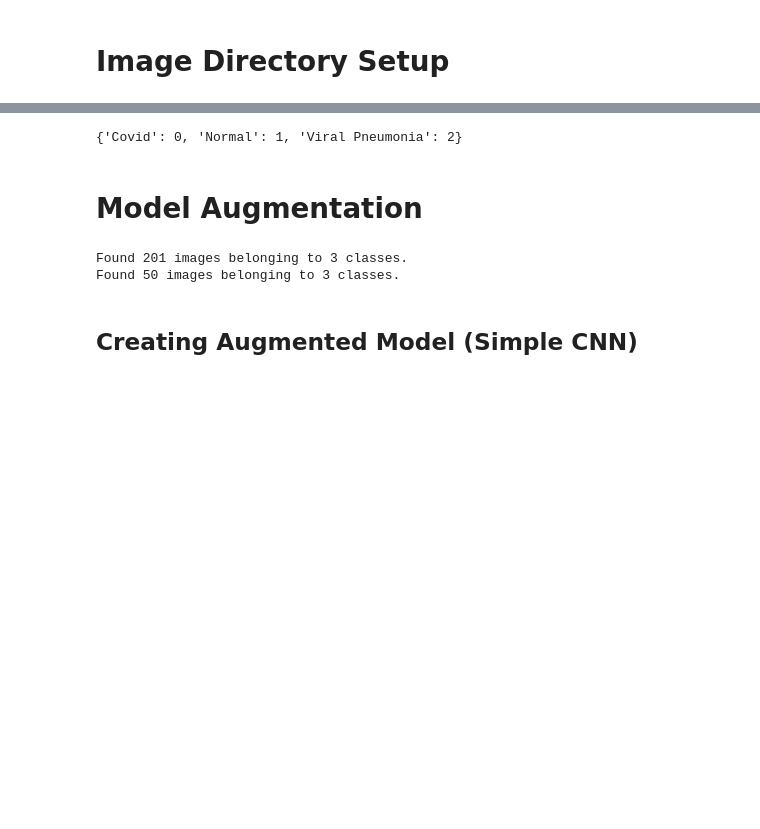
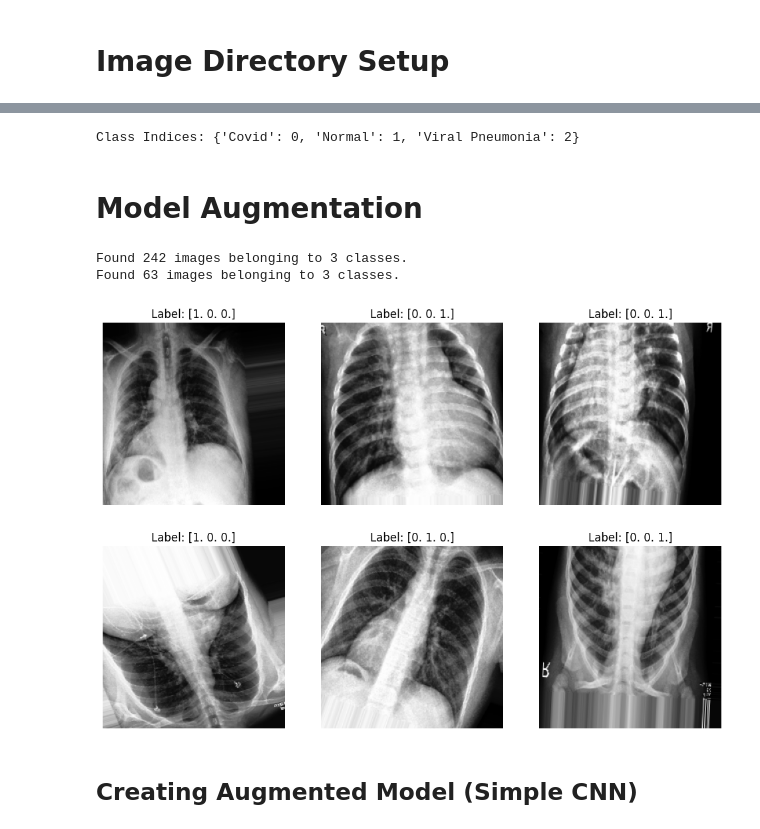
Before and after one commit to efazHossain/DATA-4380, a Jupyter notebook: Projects/ComputerVision/TrainBaseModelAugmentation.ipynb, the cells around one changed output, grey strips where cells are left out. Saved outputs shown, nothing was run; the diff lists cells and outputs as text; code cells hidden in the pictures; blank space fills up the shorter version.

```diff
--- a/Projects/ComputerVision/TrainBaseModelAugmentation.ipynb
+++ b/Projects/ComputerVision/TrainBaseModelAugmentation.ipynb
@@ -74,60 +45,58 @@ Found 63 files belonging to 3 classes.
 # %%
-train_ds.class_indices
+print("Class Indices:", train_generator.class_indices)
 # %% [output]
-{'Covid': 0, 'Normal': 1, 'Viral Pneumonia': 2}
+Class Indices: {'Covid': 0, 'Normal': 1, 'Viral Pneumonia': 2}
 # %% [markdown]
 # Model Augmentation
 # %%
-from keras.preprocessing.image import ImageDataGenerator
-from keras.layers import RandomFlip, RandomRotation, RandomZoom
+from tensorflow.keras.preprocessing.image import ImageDataGenerator
 
-# Define augmentation layers
-augmentation_layers = [
-    RandomFlip("horizontal"),
-    RandomRotation(0.2),
-    RandomZoom(0.2)
-]
-
-# Define ImageDataGenerator with augmentation
-train_datagen = ImageDataGenerator(
-    rescale=1./255,
-    preprocessing_function=augmentation_layers,
-    validation_split=0.2
+# Define augmentation parameters
+train_augmentation = ImageDataGenerator(
+    rescale=1/255,
+    rotation_range=20,
+    width_shift_range=0.2,
+    height_shift_range=0.2,
+    shear_range=0.2,
+    zoom_range=0.2,
+    horizontal_flip=True,
+    vertical_flip=True,
+    fill_mode='nearest'
 )
 
-# Load training data with validation split and augmentation
-train_generator = train_datagen.flow_from_directory(
-    '/mnt/c/users/efazh/DataProblems/Datasets/ComputerVision/Covid19-dataset/train',
+test_augmentation = ImageDataGenerator(rescale=1/255)  # No augmentation for test data
+
+# Load data from directories with augmentation
+train_generator = train_augmentation.flow_from_directory(
+    train_dir,
     target_size=image_size,
     batch_size=batch_size,
-    class_mode='categorical',
-    subset='training'
+    class_mode='categorical'
 )
 
-# Load validation data
-val_generator = train_datagen.flow_from_directory(
-    '/mnt/c/users/efazh/DataProblems/Datasets/ComputerVision/Covid19-dataset/train',
+test_generator = test_augmentation.flow_from_directory(
+    test_dir,
     target_size=image_size,
     batch_size=batch_size,
-    class_mode='categorical',
-    subset='validation'
+    class_mode='categorical'
 )
 # %% [output]
-Found 201 images belonging to 3 classes.
-Found 50 images belonging to 3 classes.
+Found 242 images belonging to 3 classes.
+Found 63 images belonging to 3 classes.
 # %%
-# Fetch two images from the augmented generator
-images, labels = next(train_generator)
+# Retrieve a batch of images and labels from the training generator
+batch_images, batch_labels = next(train_generator)
 
-# Plot the two images
-fig, axes = plt.subplots(1, 2, figsize=(10, 5))
-
-for i in range(2):
-    axes[i].imshow(images[i])
-    axes[i].axis('off')
-    axes[i].set_title(f'Label: {labels[i]}')
-
+# Plot only 6 images
+plt.figure(figsize=(12, 8))
+for i in range(6):
+    plt.subplot(2, 3, i + 1)
+    plt.imshow(batch_images[i])
+    plt.title('Label: ' + str(batch_labels[i]))
+    plt.axis('off')
 plt.show()
+# %% [output]
+[figure, added]
 # %% [markdown]
 ## Creating Augmented Model (Simple CNN)
 # %%
```
Also changed, not shown: parts of 9 cells of this notebook, 2 other files.
